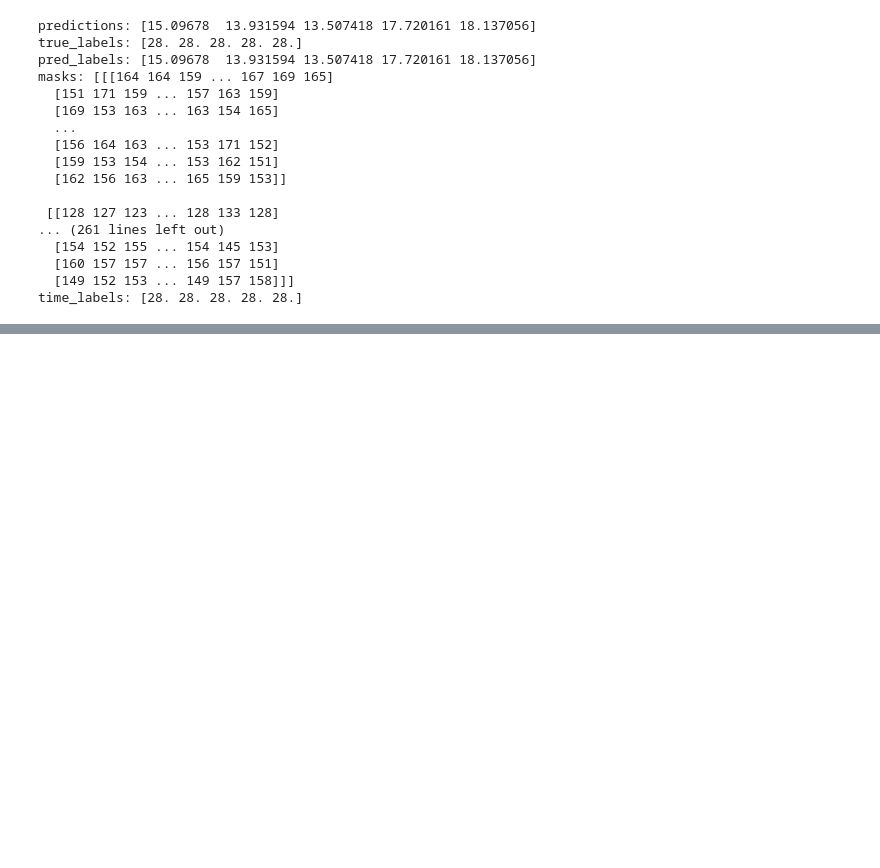
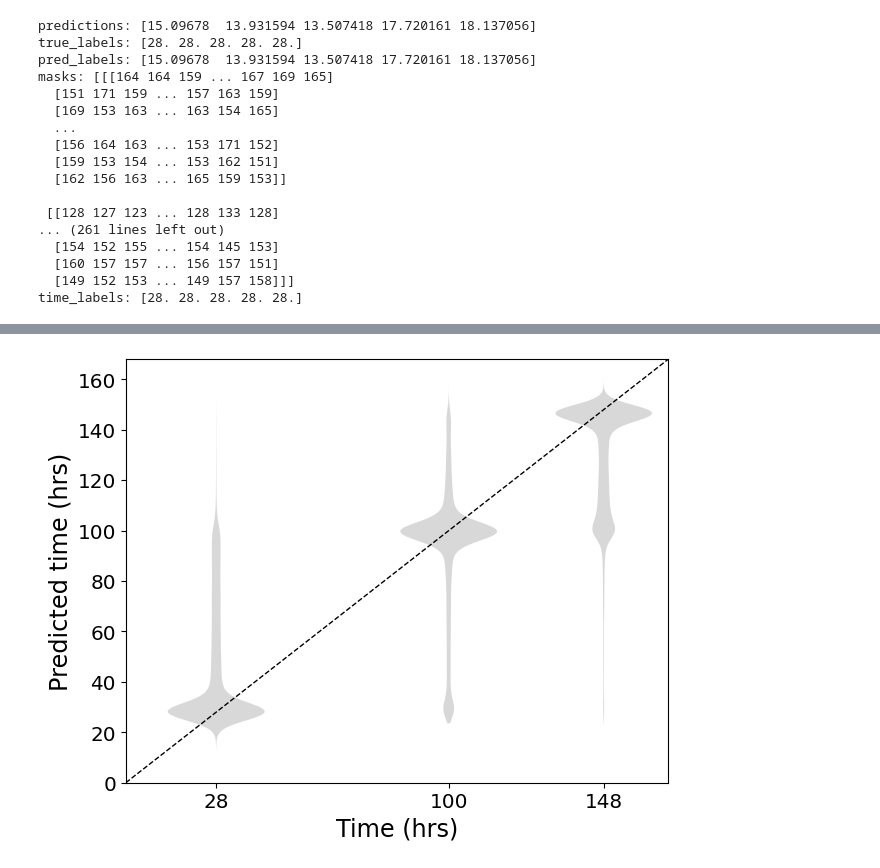
Before and after one commit to lbl-cbg/lmcontrol, a Jupyter notebook: notebooks/runs.ipynb, the cells around one changed output, grey strips where cells are left out. Cells and saved outputs as stored; diff of their text form; code cells hidden in the pictures; blank space fills up the shorter version.

```diff
--- a/notebooks/runs.ipynb
+++ b/notebooks/runs.ipynb
@@ -1163,0 +1168,84 @@ time_labels: [28. 28. 28. 28. 28.]
+# %%
+import numpy as np
+import matplotlib.pyplot as plt
+
+def plot_true_vs_pred_and_violin(file_path, unique_labels, ax=None, expand_lims=False):
+    # Load the npz file
+    npz_file = np.load(file_path)
+    if ax is None:
+        ax = plt.gca()
+
+    # Extract necessary data
+    true_labels = npz_file['true_labels']
+    if 'pred_values' in npz_file:
+        pred_values = npz_file['pred_values']
+    else:
+        pred_values = npz_file['pred_labels']
+
+    # Unique true labels (28, 100, 148)
+
+    # Group pred_values based on true_labels
+    grouped_pred_values = [pred_values[true_labels == label] for label in unique_labels]
+
+    # Check if the grouping is correct and print basic statistics
+    for label, group in zip(unique_labels, grouped_pred_values):
+        print(f"True Label {label} - Group Size: {len(group)} - Predicted Values Range: {np.min(group)} to {np.max(group)}")
+        if len(group) == 0:
+            print(f"Warning: No predicted values found for True Label {label}")
+
+    # Plot the violins
+    violin_parts = ax.violinplot(
+        grouped_pred_values,
+        positions=unique_labels,  # Custom x-axis positions
+        widths=10 if expand_lims else 30,              # Increased width of violins
+        showmeans=False,           # Do not show the mean
+        showmedians=False,         # Do not show the median
+        showextrema=False,         # Remove the vertical extrema (min/max) lines
+        bw_method='silverman',    # Bandwidth method for smoothing
+        points=200,               # Number of points for KDE estimation
+        side='both'               # Plot both sides of the violin
+    )
+
+    # Customize the appearance
+    ax.set_xticks(unique_labels, [str(_) for _ in unique_labels])  # Label x-axis with unique true labels
+    ax.set_xlabel('Time (hrs)', fontsize='xx-large')
+    ax.set_ylabel('Predicted time (hrs)', fontsize='xx-large')
+    ax.tick_params('both', labelsize='x-large')
+
+    # Customize colors and styles for each component of the violins
+    for vp in violin_parts['bodies']:
+        vp.set_facecolor('grey')   # Set face color to grey
+        vp.set_edgecolor('none')  # Set edge color to none
+        vp.set_linewidth(1.5)      # Thicker lines for clarity
+
+    if expand_lims:
+
+        # Get maximum limit for both axes
+        x_min = min(unique_labels) - 20
+        y_min = min(unique_labels) - 20
+        x_max = max(unique_labels) + 20
+        y_max = max(unique_labels) + 20
+    else:
+
+        # Get maximum limit for both axes
+        x_min = 0
+        y_min = 0
+        x_max = max(unique_labels) + 20
+        y_max = max(unique_labels) + 20
+
+    # Add a grey line for y = x (diagonal line) from origin to the maximum limit
+    ax.plot([x_min, x_max], [x_min, y_max],
+             color='k', linestyle='--', linewidth=1, label="y = x")
+    # Set the axis limits to include the origin and add some padding
+    ax.set_xlim(x_min, x_max)
+    ax.set_ylim(y_min, y_max)
+
+
+# Create the violin plot without jittering
+plt.figure(figsize=(7, 5.5))
+# Provide the file path
+file_path = "/pscratch/sd/n/niranjan/output/prediction_test_time_10_24_01_00.npz"
+plot_true_vs_pred_and_violin(file_path, [28, 100, 148])
+
+# Save the figure to a file
+# %% [output]
@@ -1163,0 +1255 @@ time_labels: [28. 28. 28. 28. 28.]
+[figure, added]
```
Also changed, not shown: parts of 5 cells of this notebook, 2 other files.
